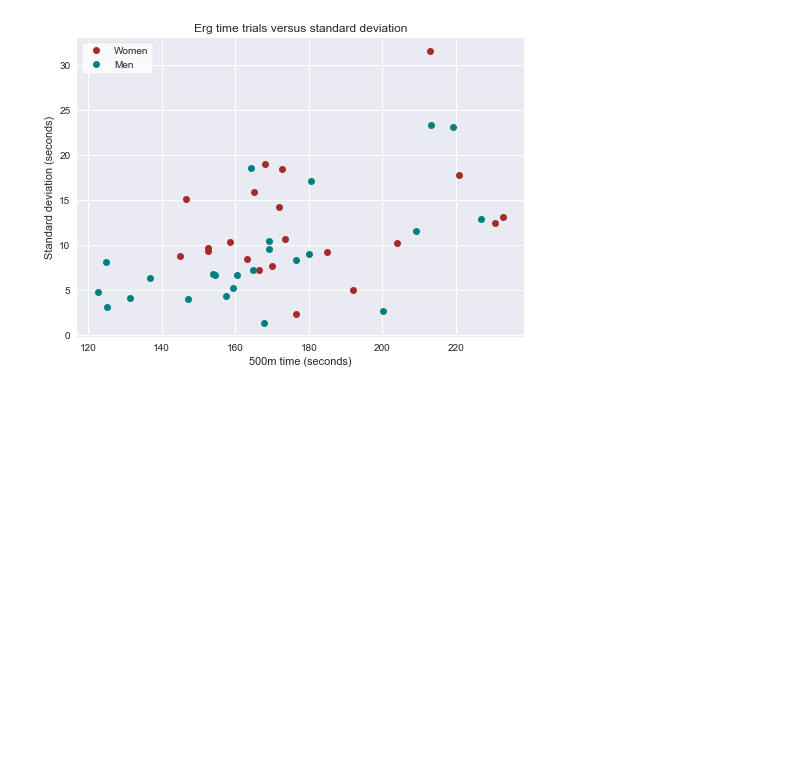
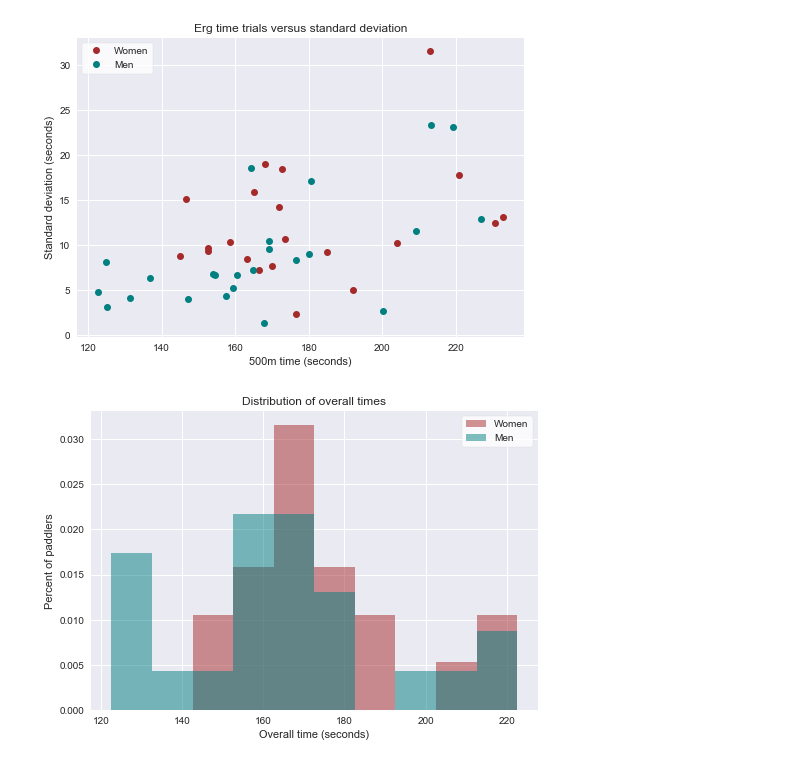
Before and after one commit to tinypersimmon/caldb, a Jupyter notebook: f21_metric1.ipynb, the cells around one changed output. Saved outputs shown, nothing was run; the diff lists cells and outputs as text; code cells hidden in the pictures; blank space fills up the shorter version.

Commit message:
211020 distribution graphs

```diff
--- a/f21_metric1.ipynb
+++ b/f21_metric1.ipynb
@@ -109,3 +109,20 @@ plt.legend(loc='upper left', frameon=True, facecolor='white')
 plt.show()
 # %% [output]
 [figure]
+# %%
+mens_overall = np.array(mens['overall_time_seconds'])
+low_x = min(mens_overall)
+high_x = max(mens_overall)
+time_bins = np.arange(low_x, high_x+1, 10)
+
+for name, group in groups:
+    plt.hist(x=group['overall_time_seconds'], bins=time_bins, density=True,
+             color=colors[name], alpha=0.5, label=gr[name])
+
+plt.xlabel('Overall time (seconds)')
+plt.ylabel('Percent of paddlers')
+plt.title('Distribution of overall times')
+plt.legend(loc='upper right', frameon=True, facecolor='white')
+plt.show()
+# %% [output]
+[figure, added]
```
Also changed, not shown: parts of 2 cells of this notebook.
